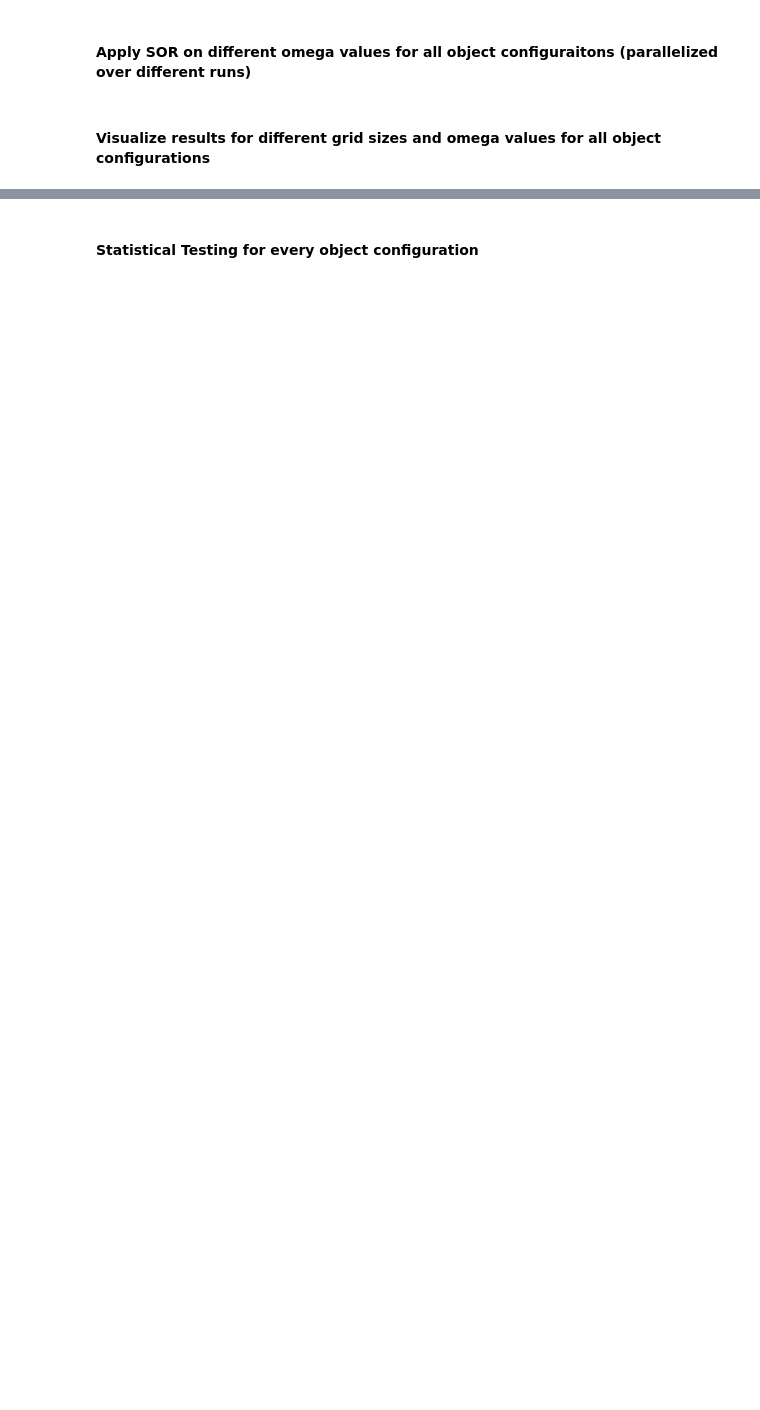
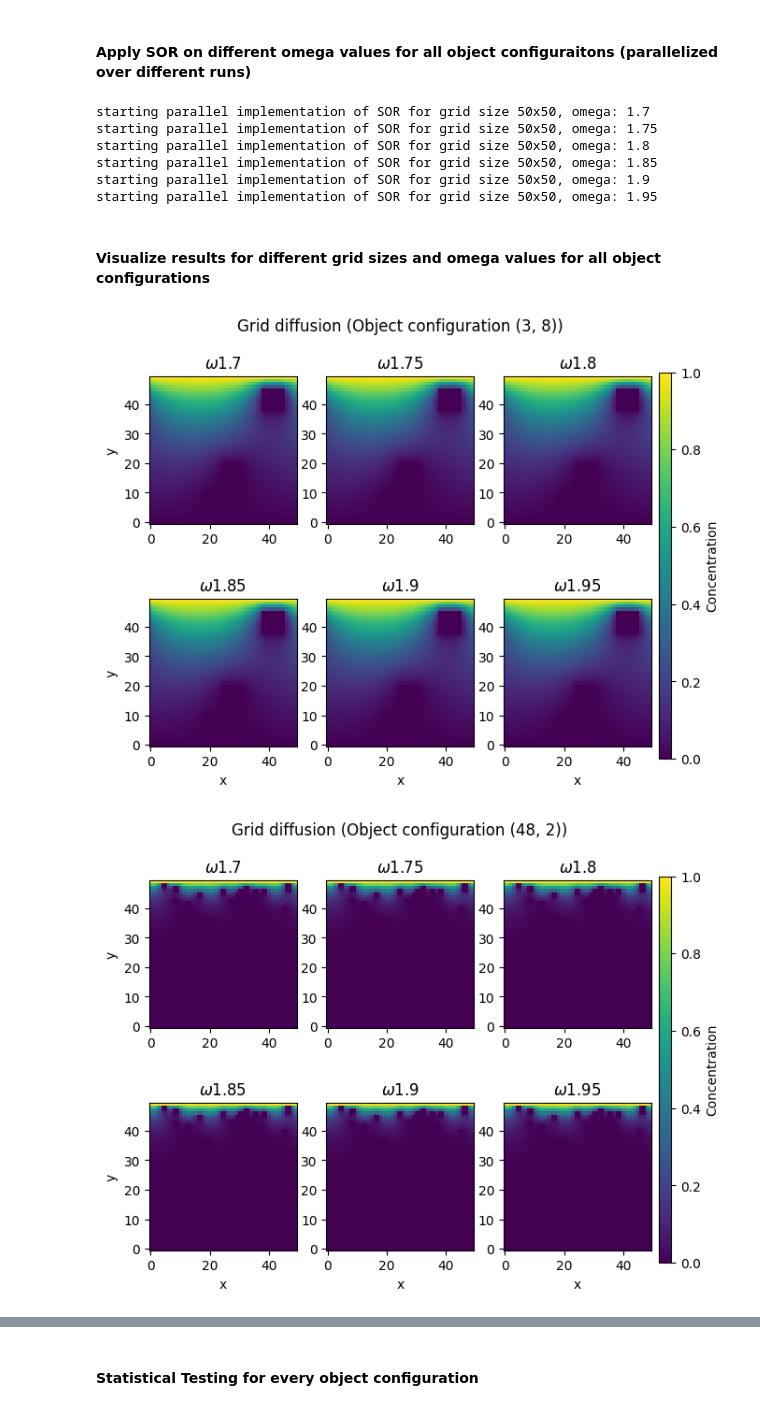
Before and after one commit to koolencharlotte/Scientific_Computing_1, a Jupyter notebook: main.ipynb, the cells around one changed output, grey strips where cells are left out. Saved outputs shown, nothing was run; the diff lists cells and outputs as text; code cells hidden in the pictures; blank space fills up the shorter version.

Commit message:
visualization of converged object layouts and some docstrings fixed

```diff
--- a/main.ipynb
+++ b/main.ipynb
@@ -236,8 +242,15 @@ all_results, null_metric = solutions.generate_grid_results(N_values, N, all_grid
 # %% [markdown]
 #### Apply SOR on different omega values for all object configuraitons (parallelized over different runs)
 # %%
-# get the mean, variance of every omega for every object configuration
+# get the mean, variance of every omega for every object configuration (takes 1 min)
 # null metric is for grid without any objects
-all_results_omega, null_metric_omega = solutions.generate_grid_results(omega_range_c, N, all_grids, num_grids, max_iters, omegatje, tol, object_configs, "O", PROCESSES)
+all_results_omega, solutions_map_omega, null_metric_omega = solutions.generate_grid_results(omega_range_c, N, all_grids, num_grids, max_iters, omegatje, tol, object_configs, "O", PROCESSES)
+# %% [output]
+starting parallel implementation of SOR for grid size 50x50, omega: 1.7
+starting parallel implementation of SOR for grid size 50x50, omega: 1.75
+starting parallel implementation of SOR for grid size 50x50, omega: 1.8
+starting parallel implementation of SOR for grid size 50x50, omega: 1.85
+starting parallel implementation of SOR for grid size 50x50, omega: 1.9
+starting parallel implementation of SOR for grid size 50x50, omega: 1.95
 # %% [markdown]
 #### Visualize results for different grid sizes and omega values for all object configurations
@@ -243,0 +308,6 @@ all_results_omega, null_metric_omega = solutions.generate_grid_results(omega_ran
+# %%
+for config_label in object_configs:
+    plot_five_states(solutions_map_omega, omega_range_c, config_label, "O")
+# %% [output]
+[figure, added]
+[figure, added]
```
Also changed, not shown: parts of 7 cells of this notebook, 2 other files.
